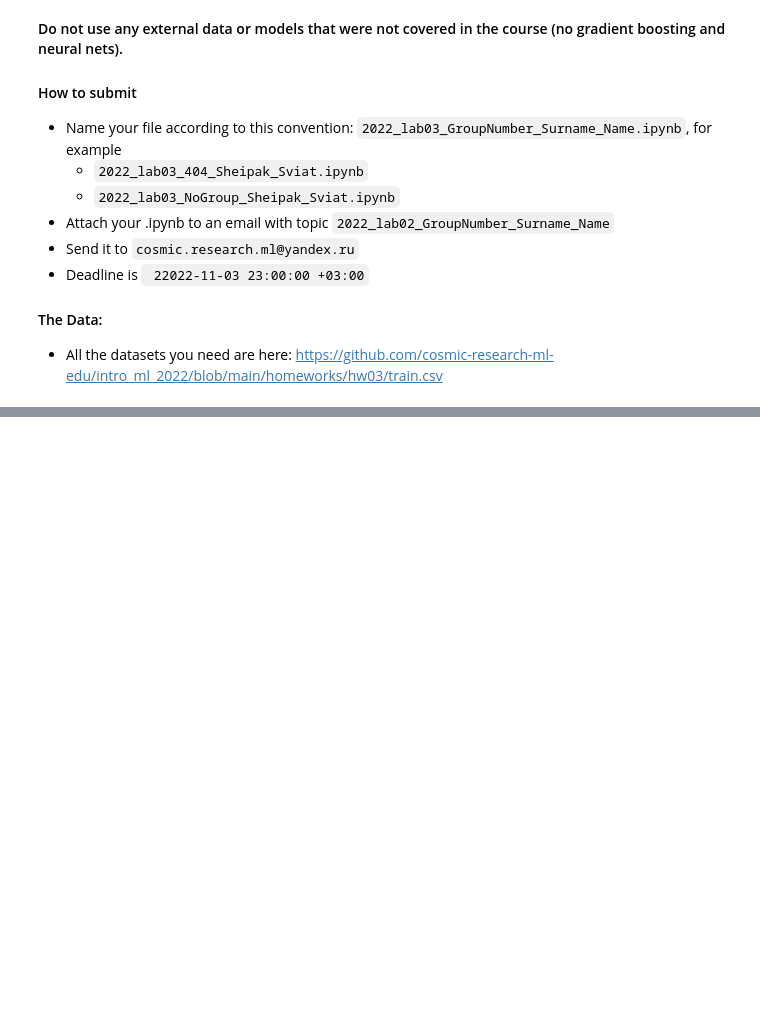
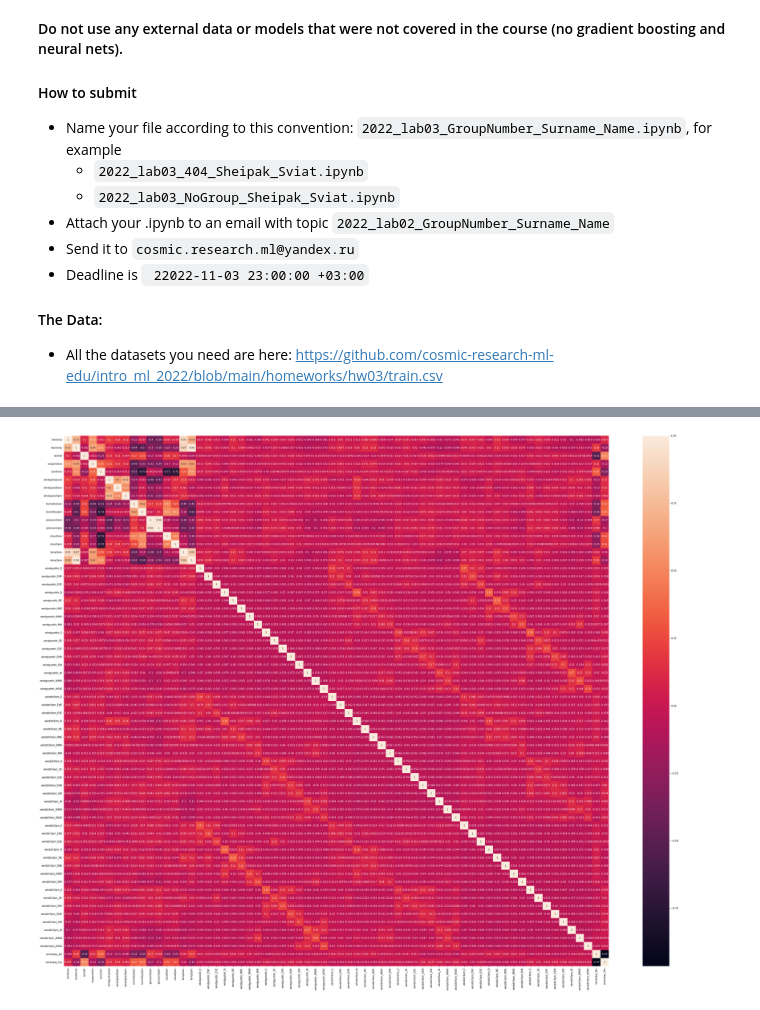
Before and after one commit to a-moiseeva/machine_learning_tasks_python, a Jupyter notebook: 2022_lab03_401_Moiseeva_Aleksandra.ipynb, the cells around one changed output, grey strips where cells are left out. Saved outputs shown, nothing was run; the diff lists cells and outputs as text; code cells hidden in the pictures; blank space fills up the shorter version.

```diff
--- a/2022_lab03_401_Moiseeva_Aleksandra.ipynb
+++ b/2022_lab03_401_Moiseeva_Aleksandra.ipynb
@@ -464,0 +65,6 @@ print(np.mean(cross_val_score(clf, X, Y_train, cv=5, scoring='roc_auc', n_jobs=-
+# %%
+numeric_cols = [x for x in db_train.select_dtypes(include=np.number).columns.tolist() if x not in id_cols]
+cat_cols = [x for x in db_train.columns if x not in numeric_cols and x not in id_cols]
+# %%
+db_train_with_dummies = pd.get_dummies(db_train, columns=cat_cols)
+db_test_with_dummies = pd.get_dummies(db_test, columns=cat_cols)
@@ -464,0 +77,29 @@ print(np.mean(cross_val_score(clf, X, Y_train, cv=5, scoring='roc_auc', n_jobs=-
+# %%
+for target in db_train_with_dummies.columns:
+    if (db_train_with_dummies[target].isna().sum()>0):
+        df_train = db_train_with_dummies[db_train_with_dummies[target].isna() == 0]
+        df_test = db_train_with_dummies[db_train_with_dummies[target].isna() == 1]
+
+        df_test_2 = db_test_with_dummies[db_test_with_dummies[target].isna() == 1]
+
+
+        y_train = df_train[target].values
+        df_train.drop(columns=[target], inplace=True)
+        df_test.drop(columns=[target], inplace=True)
+        df_test_2.drop(columns=[target], inplace=True)
+
+        x_train = df_train.fillna(-9999).values
+        x_test = df_test.fillna(-9999).values
+        x_test_2 = df_test_2.fillna(-9999).values
+
+        regr = RandomForestRegressor(n_estimators = 1500, n_jobs = -1, random_state = 36)
+        regr.fit(x_train, y_train)
+
+        db_train_with_dummies.loc[db_train_with_dummies[target].isna(), target] = regr.predict(x_test)
+        db_test_with_dummies.loc[db_test_with_dummies[target].isna(), target] = regr.predict(x_test_2)
+# %%
+Y_train = db_train_with_dummies[target_col].values
+db_train_with_dummies.drop(columns=[target_col], inplace=True)
+
+Y_test = db_test_with_dummies[target_col].values
+db_test_with_dummies.drop(columns=[target_col], inplace=True)
@@ -464,0 +127,11 @@ print(np.mean(cross_val_score(clf, X, Y_train, cv=5, scoring='roc_auc', n_jobs=-
+# %%
+# Матрица корреляции
+# Где data - ваш датасет
+correlation_matrix = db_train_with_dummies.corr()
+
+# Выводим признаки на тепловую карту
+plt.figure(figsize= (50, 40))
+sns.heatmap(correlation_matrix, annot = True)
+plt.show()
+# %% [output]
+[figure, added]
```
Also changed, not shown: parts of 104 cells of this notebook.
